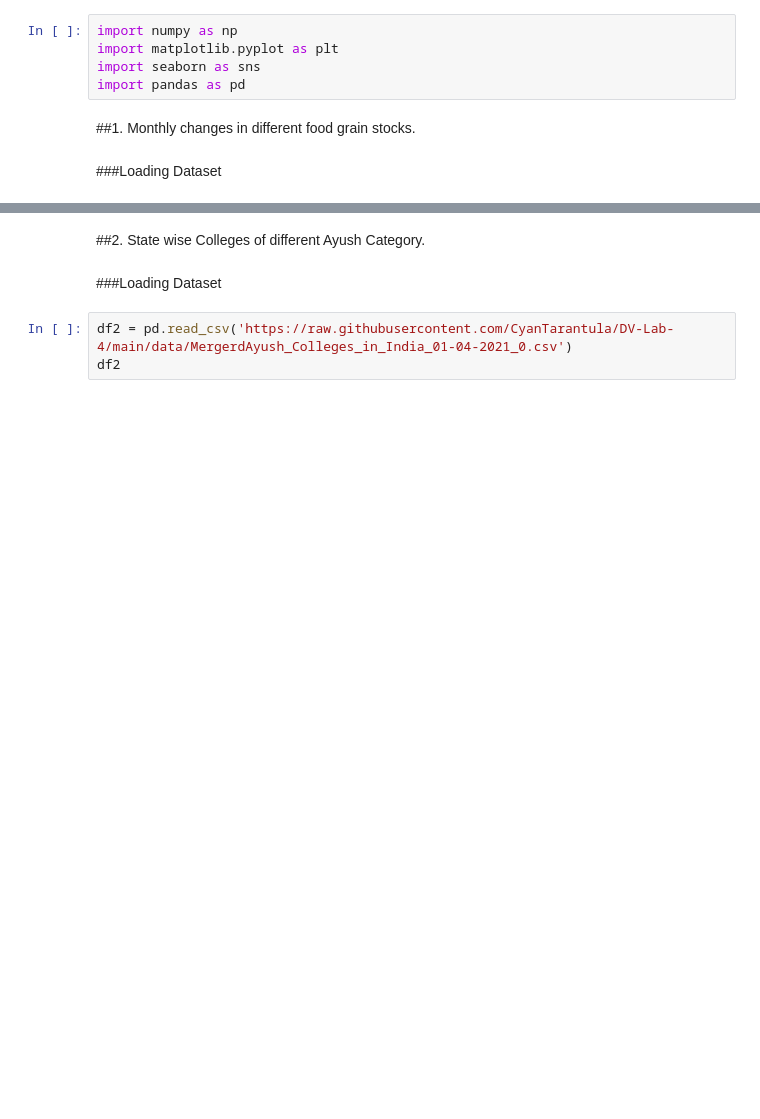
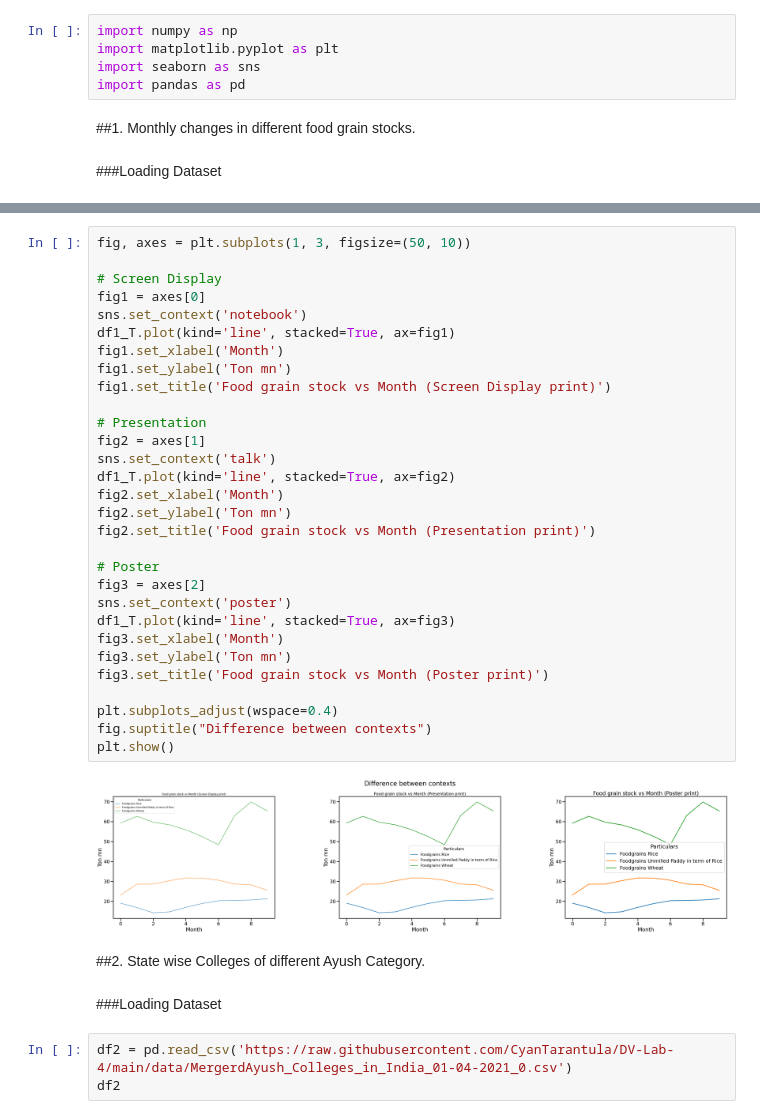
Before and after one commit to CyanTarantula/DV-Lab-4, a Jupyter notebook: B20AI050_DV_Lab4.ipynb, the cells around one changed output, grey strips where cells are left out. Cells and saved outputs as stored; diff of their text form; blank space fills up the shorter version.

```diff
--- a/B20AI050_DV_Lab4.ipynb
+++ b/B20AI050_DV_Lab4.ipynb
@@ -33,3 +74,35 @@ df1_pivot
+# %%
+fig, axes = plt.subplots(1, 3, figsize=(50, 10))
+
+# Screen Display
+fig1 = axes[0]
+sns.set_context('notebook')
+df1_T.plot(kind='line', stacked=True, ax=fig1)
+fig1.set_xlabel('Month')
+fig1.set_ylabel('Ton mn')
+fig1.set_title('Food grain stock vs Month (Screen Display print)')
+
+# Presentation
+fig2 = axes[1]
+sns.set_context('talk')
+df1_T.plot(kind='line', stacked=True, ax=fig2)
+fig2.set_xlabel('Month')
+fig2.set_ylabel('Ton mn')
+fig2.set_title('Food grain stock vs Month (Presentation print)')
+
+# Poster
+fig3 = axes[2]
+sns.set_context('poster')
+df1_T.plot(kind='line', stacked=True, ax=fig3)
+fig3.set_xlabel('Month')
+fig3.set_ylabel('Ton mn')
+fig3.set_title('Food grain stock vs Month (Poster print)')
+
+plt.subplots_adjust(wspace=0.4)
+fig.suptitle("Difference between contexts")
+plt.show()
+# %% [output]
+[figure, added]
 # %% [markdown]
 ##2. State wise Colleges of different Ayush Category.
 # %% [markdown]
```
Also changed, not shown: parts of 4 cells of this notebook.
